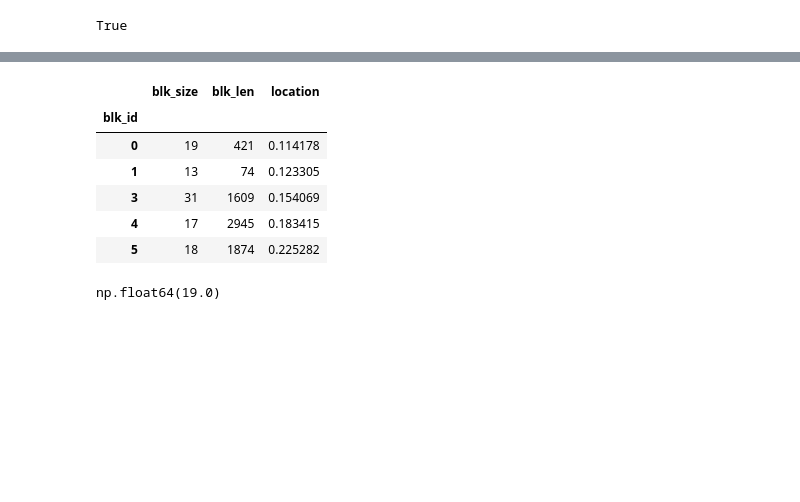
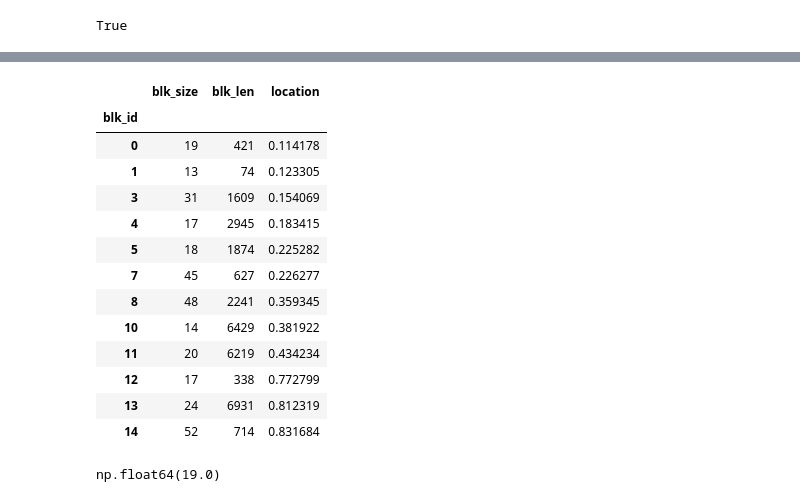
Before and after one commit to conery/crossovers, a Jupyter notebook: sandbox/filters.ipynb, the cells around one changed output, grey strips where cells are left out. Cells and saved outputs as stored; diff of their text form; code cells hidden in the pictures; blank space fills up the shorter version.

```diff
--- a/sandbox/filters.ipynb
+++ b/sandbox/filters.ipynb
@@ -45,15 +45,22 @@ blocks.get_group(0)
 | 1993 | 93084 | BSP-OR-001 | 4 | 1997564 | unknown | N2 | unknown | C | 0 | ... |
 | 1994 | 93085 | BSP-OR-001 | 4 | 1997566 | unknown | N2 | unknown | G | 0 | ... |
 # %%
-summary.head()
+summary
 # %% [output]
 |  | blk_size | blk_len | location |
 | blk_id |  |  |  |
 | 0 | 19 | 421 | 0.114178 |
 | 1 | 13 | 74 | 0.123305 |
 | 3 | 31 | 1609 | 0.154069 |
 | 4 | 17 | 2945 | 0.183415 |
 | 5 | 18 | 1874 | 0.225282 |
+| 7 | 45 | 627 | 0.226277 |
+| 8 | 48 | 2241 | 0.359345 |
+| 10 | 14 | 6429 | 0.381922 |
+| 11 | 20 | 6219 | 0.434234 |
+| 12 | 17 | 338 | 0.772799 |
+| 13 | 24 | 6931 | 0.812319 |
+| 14 | 52 | 714 | 0.831684 |
 # %%
 summary.iloc[0].blk_size
 # %% [output]
```
Also changed, not shown: parts of 2 cells of this notebook, 3 other files.
